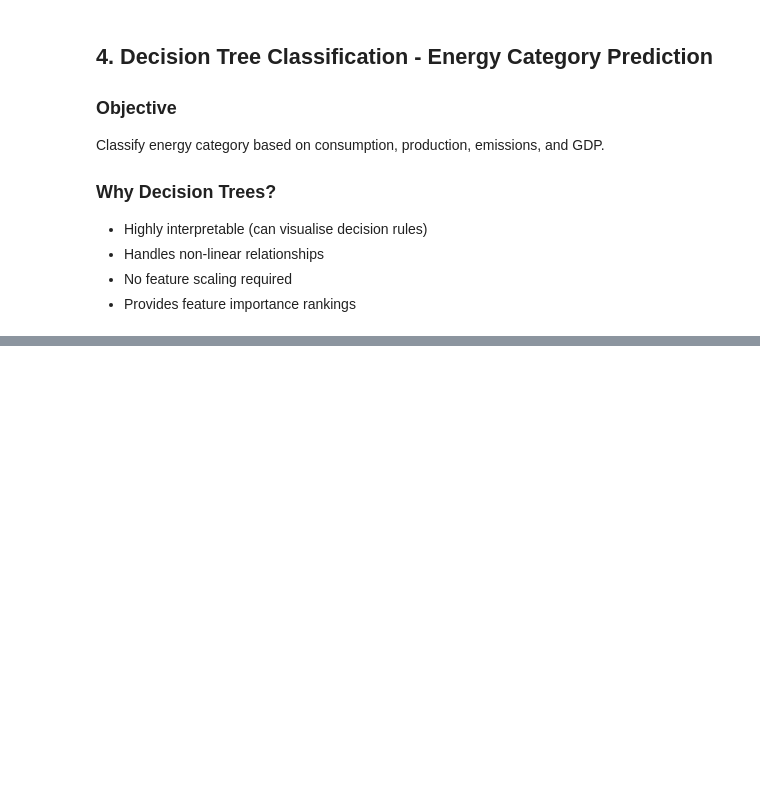
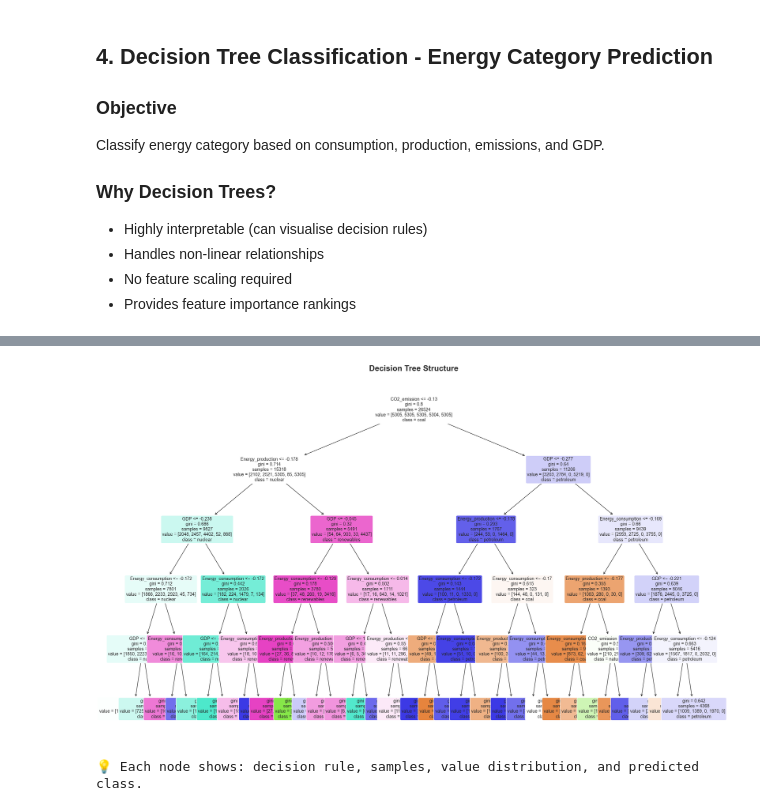
Before and after one commit to enjoy15/Energy-Consumption-CO2-Emissions-Analysis, a Jupyter notebook: jupyter_notebooks/05_machine_learning_models.ipynb, the cells around one changed output, grey strips where cells are left out. Cells and saved outputs as stored; diff of their text form; code cells hidden in the pictures; blank space fills up the shorter version.

```diff
--- a/jupyter_notebooks/05_machine_learning_models.ipynb
+++ b/jupyter_notebooks/05_machine_learning_models.ipynb
@@ -367,0 +502,13 @@ Classify energy category based on consumption, production, emissions, and GDP.
+# %%
+# Visualise Decision Tree structure
+plt.figure(figsize=(20, 12))
+plot_tree(dt_model, feature_names=X_class.columns, class_names=le.classes_,
+          filled=True, rounded=True, fontsize=10)
+plt.title('Decision Tree Structure', fontsize=18, fontweight='bold', pad=20)
+plt.tight_layout()
+plt.show()
+
+print("\n💡 Each node shows: decision rule, samples, value distribution, and predicted class.")
+# %% [output]
+[figure, added]
+💡 Each node shows: decision rule, samples, value distribution, and predicted class.
```
Also changed, not shown: parts of 5 cells of this notebook.
